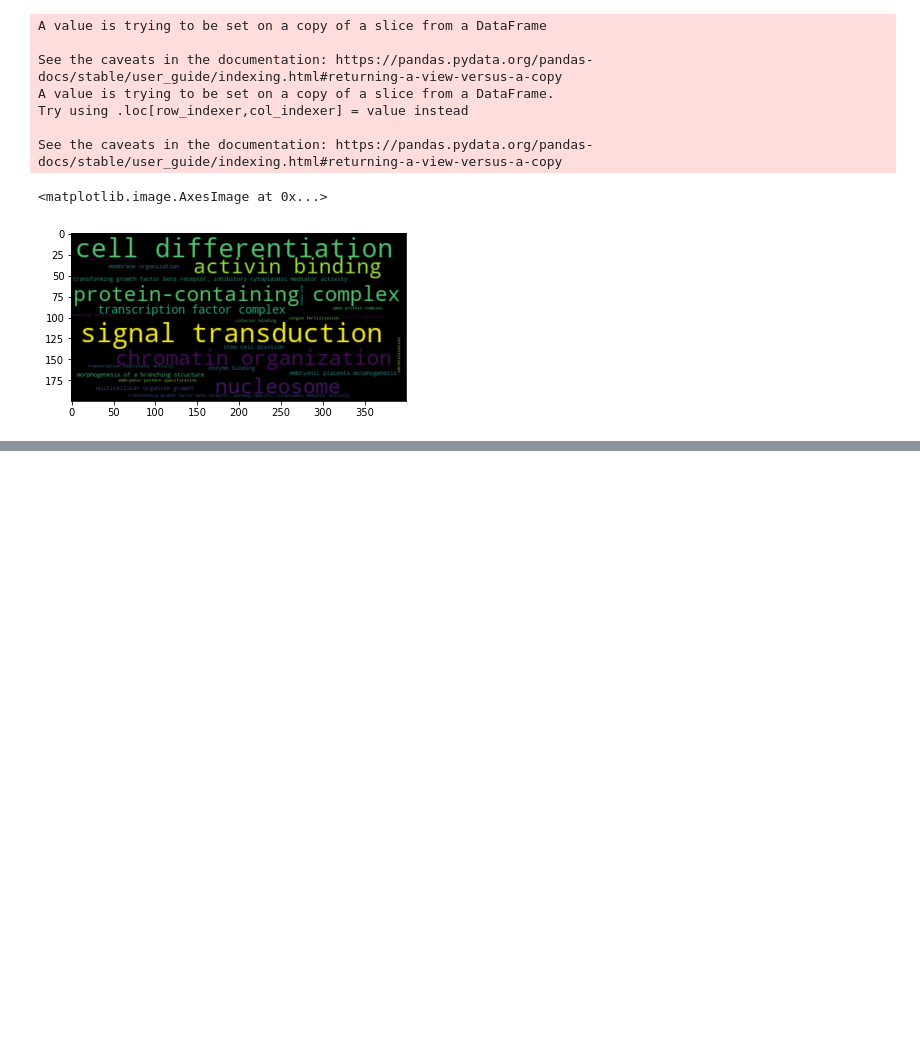
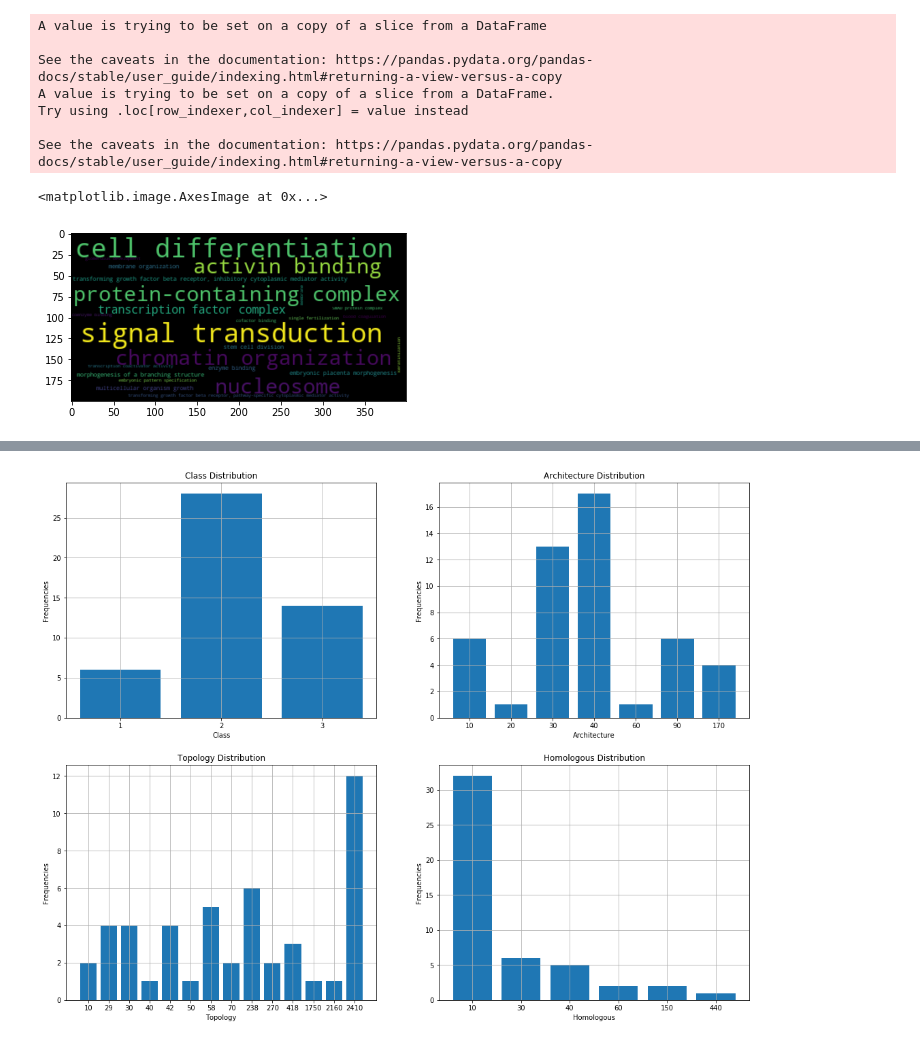
Before and after one commit to damiclem/proteincake, a Jupyter notebook: Helping function (temp).ipynb, the cells around one changed output, grey strips where cells are left out. Saved outputs shown, nothing was run; the diff lists cells and outputs as text; code cells hidden in the pictures; blank space fills up the shorter version.

Commit message:
CATH

```diff
--- a/Helping function (temp).ipynb
+++ b/Helping function (temp).ipynb
@@ -827,0 +875,16 @@ ds_gene_ontology
+# %%
+cath = pdb_uniprot.groupby(by = ['SP_PRIMARY', 'CATH']).size().reset_index(name='counts')
+cath = cath.sort_values(by='SP_PRIMARY')
+
+C, A, T, H = [], [], [], []
+for cath_value in cath.CATH:
+    c, a, t, h = cath_value.split('.')
+    C.append(c)
+    A.append(a)
+    T.append(t)
+    H.append(h)
+cath['Class'] = C
+cath['Architecture'] = A
+cath['Topology'] = T
+cath['Homologous'] = H
+cath.head()
@@ -827,0 +898,35 @@ ds_gene_ontology
+# %%
+fig, ax = plt.subplots(2, 2, figsize=(18, 14))
+
+# Category
+C = cath['Class'].value_counts().sort_index()
+ax[0, 0].bar([str(i) for i in sorted([int(i) for i in C.keys()])], height=C.values)
+ax[0, 0].set_xlabel('Class')
+ax[0, 0].set_ylabel('Frequencies')
+ax[0, 0].set_title('Class Distribution')
+ax[0, 0].grid()
+# A
+A = cath['Architecture'].value_counts().sort_index()
+ax[0, 1].bar([str(i) for i in sorted([int(i) for i in A.keys()])], height=A.values)
+ax[0, 1].set_xlabel('Architecture')
+ax[0, 1].set_ylabel('Frequencies')
+ax[0, 1].set_title('Architecture Distribution')
+ax[0, 1].grid()
+# T
+T = cath['Topology'].value_counts().sort_index()
+ax[1, 0].bar([str(i) for i in sorted([int(i) for i in T.keys()])], height=T.values)
+ax[1, 0].set_xlabel('Topology')
+ax[1, 0].set_ylabel('Frequencies')
+ax[1, 0].set_title('Topology Distribution')
+ax[1, 0].grid()
+# H
+H = cath['Homologous'].value_counts().sort_index()
+ax[1, 1].bar([str(i) for i in sorted([int(i) for i in H.keys()])], height=H.values)
+ax[1, 1].set_xlabel('Homologous')
+ax[1, 1].set_ylabel('Frequencies')
+ax[1, 1].set_title('Homologous Distribution')
+ax[1, 1].grid()
+
+plt.show()
+# %% [output]
+[figure, added]
```
Also changed, not shown: parts of 7 cells of this notebook, 2 other files.
